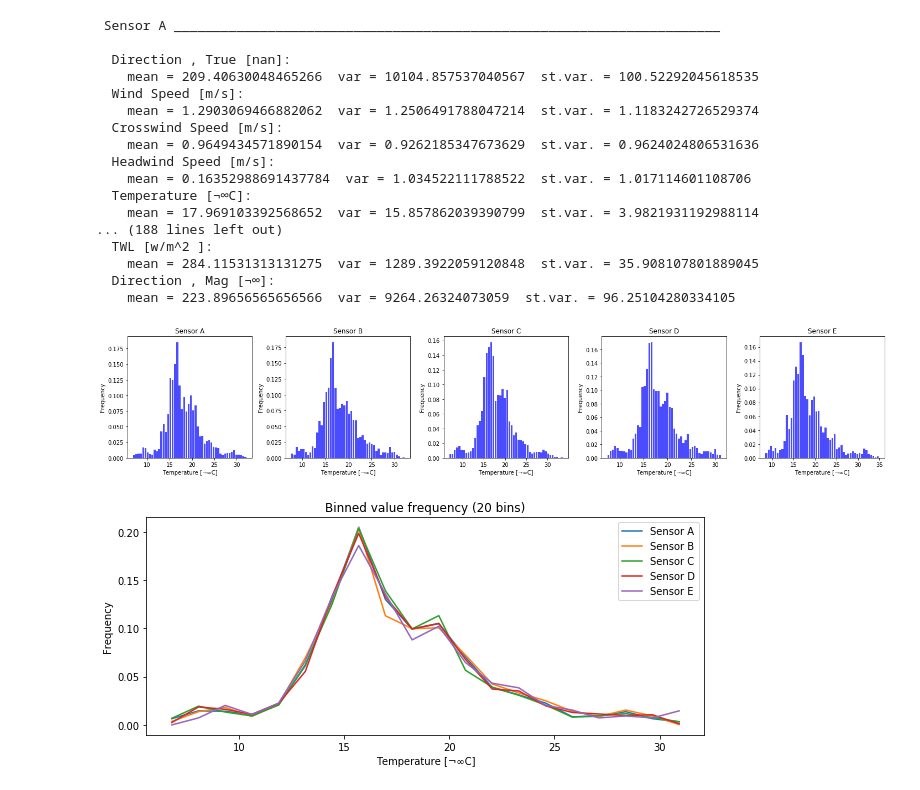
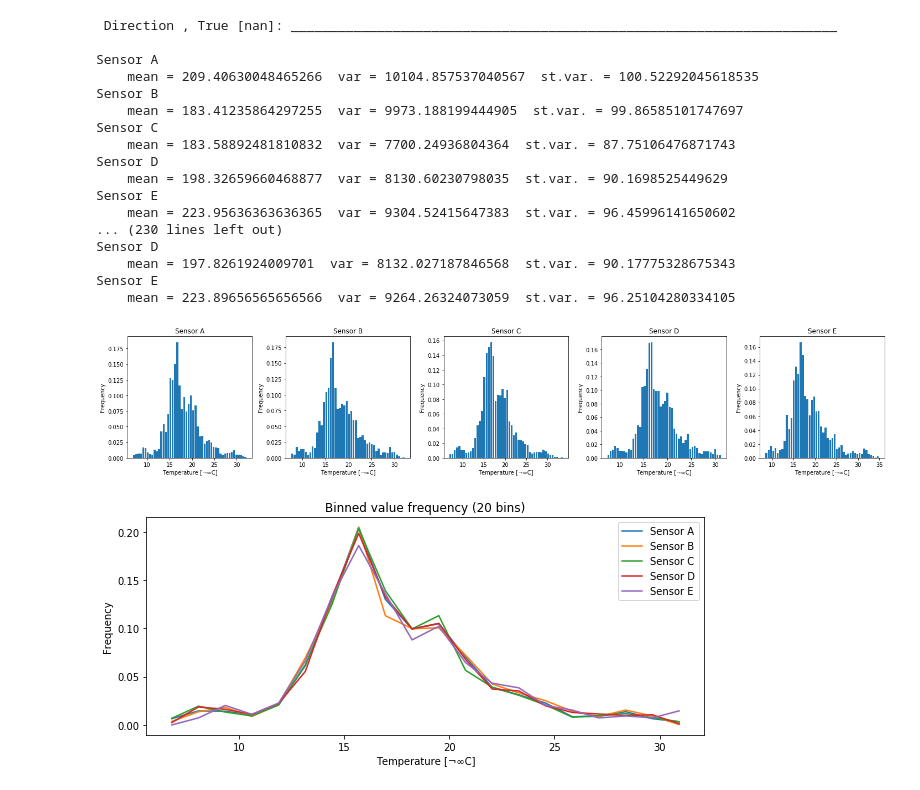
Before and after one commit to ondrej-vesely/GEO1001-hw1, a Jupyter notebook: a1.ipynb, the cells around one changed output. Saved outputs shown, nothing was run; the diff lists cells and outputs as text; code cells hidden in the pictures.

```diff
--- a/a1.ipynb
+++ b/a1.ipynb
@@ -4,51 +4,52 @@ import matplotlib.pyplot as plt
 
 from _data import *
 # %%
-for sensor_name, sensor in data.items():
-  print('\n', sensor_name, '_'*70, '\n')
+for variable, values in data['Sensor A'].items():
+  if variable != 'FORMATTED DATE-TIME':
+    name = ("%s [%s]:" % (variable, values['units']))
+    print('\n', name, '_'*70, '\n')
 
-  for name, measure in sensor.items():
-    if name != 'FORMATTED DATE-TIME':
-      print("  %s [%s]:" % (name, measure['units']))
-      v = measure['values']
-      print("    mean = %s  var = %s  st.var. = %s" % (v.mean(), v.var(), v.std()))
+    for sensor_name, sensor in data.items():
+        print(sensor_name)
+        v = sensor[variable]['values']
+        print("    mean = %s  var = %s  st.var. = %s" % (v.mean(), v.var(), v.std()))
 # %% [output]
- Sensor A ______________________________________________________________________
+ Direction ‚ True [nan]: ______________________________________________________________________
 
-  Direction ‚ True [nan]:
+Sensor A
     mean = 209.40630048465266  var = 10104.857537040567  st.var. = 100.52292045618535
-  Wind Speed [m/s]:
-    mean = 1.2903069466882062  var = 1.2506491788047214  st.var. = 1.1183242726529374
-  Crosswind Speed [m/s]:
-    mean = 0.9649434571890154  var = 0.9262185347673629  st.var. = 0.9624024806531636
-  Headwind Speed [m/s]:
-    mean = 0.16352988691437784  var = 1.034522111788522  st.var. = 1.017114601108706
-  Temperature [¬∞C]:
-    mean = 17.969103392568652  var = 15.857862039390799  st.var. = 3.9821931192988114
-... (188 lines left out)
-  TWL [w/m^2 ]:
-    mean = 284.11531313131275  var = 1289.3922059120848  st.var. = 35.908107801889045
-  Direction ‚ Mag [¬∞]:
+Sensor B
+    mean = 183.41235864297255  var = 9973.188199444905  st.var. = 99.86585101747697
+Sensor C
+    mean = 183.58892481810832  var = 7700.24936804364  st.var. = 87.75106476871743
+Sensor D
+    mean = 198.32659660468877  var = 8130.60230798035  st.var. = 90.1698525449629
+Sensor E
+    mean = 223.95636363636365  var = 9304.52415647383  st.var. = 96.45996141650602
+... (230 lines left out)
+Sensor D
+    mean = 197.8261924009701  var = 8132.027187846568  st.var. = 90.17775328675343
+Sensor E
     mean = 223.89656565656566  var = 9264.26324073059  st.var. = 96.25104280334105
 # %%
 variable = 'Temperature'
 bins = 50
 
 fig = plt.figure(figsize=(20,4))
 
 for i, (sensor_name, sensor) in enumerate(data.items()):
     ax_index = int(100 + 10*len(data) + i + 1)
     ax = fig.add_subplot(ax_index)
     ax.hist(x=sensor[variable]['values'],
-            bins=bins, density=True, color='b',alpha=0.7, rwidth=0.85)
+            bins=bins, density=True, rwidth=0.85)
     ax.set_xlabel('%s [%s]' % (variable, sensor[variable]['units']))
     ax.set_ylabel('Frequency')
     ax.set_title(sensor_name)
 
 plt.tight_layout()
 plt.show()
 # %% [output]
-[figure, old version]
+[figure, new version]
 # %%
 variable = 'Temperature'
 bins = 20
```
Also changed, not shown: 1 other file.
